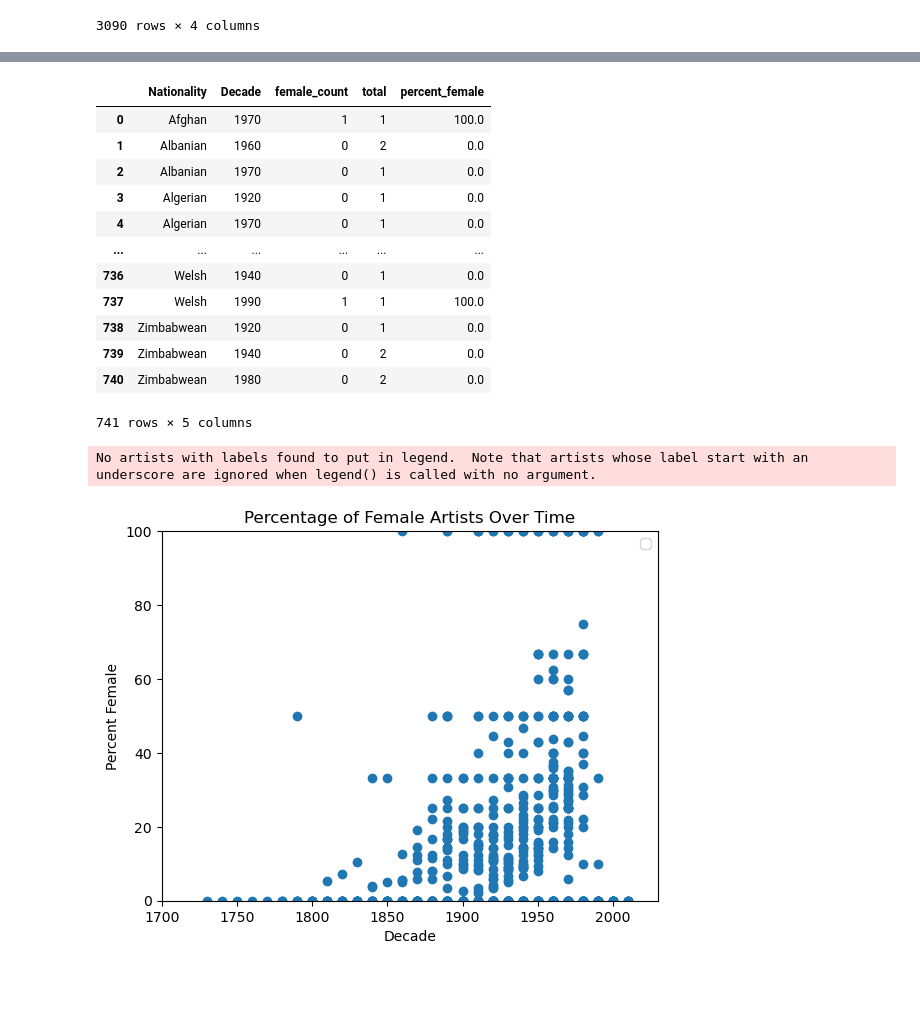
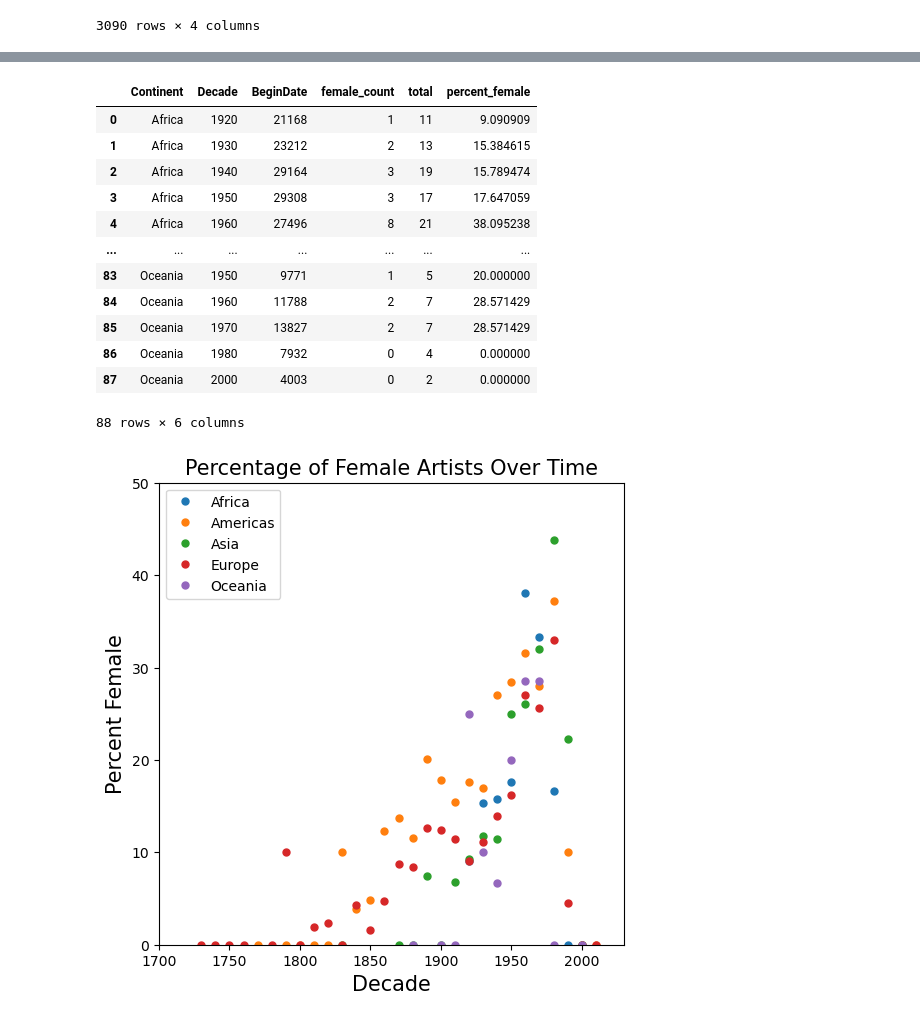
Before and after one commit to Isabelle-Raad/Final_Project_1, a Jupyter notebook: Percent_female.ipynb, the cells around one changed output, grey strips where cells are left out. Cells and saved outputs as stored; diff of their text form; code cells hidden in the pictures; blank space fills up the shorter version.

Commit message:
graphics

```diff
--- a/Percent_female.ipynb
+++ b/Percent_female.ipynb
@@ -67,7 +57,8 @@ percent_female
 # %%
 percent_female = percent_female[percent_female.BeginDate != 0]
 percent_female = percent_female[percent_female.Nationality != 'unknown']
-percent_female
+percent_female = percent_female[percent_female.Nationality != 'Nationality unknown']
+percent_female.head()
 # %% [output]
 |  | Nationality | BeginDate | female_count | total |
 | 0 | Afghan | 1973 | 1 | 1 |
@@ -84,0 +78,4 @@ percent_female
+# %%
+nationalities_dict = dict(zip(nationalities_df['Nationality'], nationalities_df['Continent']))
+percent_female['Continent'] = percent_female['Nationality'].map(nationalities_dict)
+percent_female.head()
@@ -88,7 +92,6 @@ def end0(x):
     return x
 # %%
 percent_female['Decade'] = percent_female['BeginDate'].apply(end0)
-percent_female = percent_female.iloc[:, [0,2,3,4]]
 percent_female['Decade'] = percent_female['Decade'].astype(int)
 percent_female
 # %% [output]
@@ -113,37 +121,40 @@ See the caveats in the documentation: https://pandas.pydata.org/pandas-docs/stab
 # %%
-percent_female = percent_female.groupby(['Nationality', 'Decade']).sum()
+percent_female = percent_female.groupby(['Continent', 'Decade']).sum()
 percent_female['percent_female'] = percent_female['female_count'] / percent_female['total'] * 100
 percent_female = percent_female.reset_index()
 percent_female
 # %% [output]
-|  | Nationality | Decade | female_count | total | percent_female |
-| 0 | Afghan | 1970 | 1 | 1 | 100.0 |
-| 1 | Albanian | 1960 | 0 | 2 | 0.0 |
-| 2 | Albanian | 1970 | 0 | 1 | 0.0 |
-| 3 | Algerian | 1920 | 0 | 1 | 0.0 |
-| 4 | Algerian | 1970 | 0 | 1 | 0.0 |
-| ... | ... | ... | ... | ... | ... |
-| 736 | Welsh | 1940 | 0 | 1 | 0.0 |
-| 737 | Welsh | 1990 | 1 | 1 | 100.0 |
-| 738 | Zimbabwean | 1920 | 0 | 1 | 0.0 |
-| 739 | Zimbabwean | 1940 | 0 | 2 | 0.0 |
-| 740 | Zimbabwean | 1980 | 0 | 2 | 0.0 |
+|  | Continent | Decade | BeginDate | female_count | total | percent_female |
+| 0 | Africa | 1920 | 21168 | 1 | 11 | 9.090909 |
+| 1 | Africa | 1930 | 23212 | 2 | 13 | 15.384615 |
+| 2 | Africa | 1940 | 29164 | 3 | 19 | 15.789474 |
+| 3 | Africa | 1950 | 29308 | 3 | 17 | 17.647059 |
+| 4 | Africa | 1960 | 27496 | 8 | 21 | 38.095238 |
+| ... | ... | ... | ... | ... | ... | ... |
+| 83 | Oceania | 1950 | 9771 | 1 | 5 | 20.000000 |
+| 84 | Oceania | 1960 | 11788 | 2 | 7 | 28.571429 |
+| 85 | Oceania | 1970 | 13827 | 2 | 7 | 28.571429 |
+| 86 | Oceania | 1980 | 7932 | 0 | 4 | 0.000000 |
+| 87 | Oceania | 2000 | 4003 | 0 | 2 | 0.000000 |
-741 rows × 5 columns
+88 rows × 6 columns
 # %%
-# Create the plot and add a label for the legend.
-plt.scatter(percent_female['Decade'], percent_female['percent_female'])
+groups = percent_female.groupby('Continent')
+plt.figure(figsize=(6,6))
+for name, group in groups:
+    plt.plot(group.Decade, group.percent_female, marker='o', linestyle=' ',markersize=5, label=name)
 # Create labels for the x and y axes.
-plt.xlabel("Decade")
-plt.ylabel("Percent Female")
+plt.xlabel("Decade", size=15)
+plt.ylabel("Percent Female", size=15)
 # Set the y limit between 0 and 100.
-plt.ylim(0, 100)
+plt.ylim(0, 50)
 plt.xlim(1700, 2030)
+plt.rc('xtick', labelsize=10)
+plt.rc('ytick', labelsize=10)
 # Create a title.
-plt.title("Percentage of Female Artists Over Time")
+plt.title("Percentage of Female Artists Over Time", size=15)
 # Add the legend.
-# plt.legend()
+plt.legend()
 # Show the plot.
 plt.show()
 # %% [output]
-No artists with labels found to put in legend.  Note that artists whose label start with an underscore are ignored when legend() is called with no argument.
-[figure, old version]
+[figure, new version]
```
Also changed, not shown: parts of 8 cells of this notebook, 1 other file.
